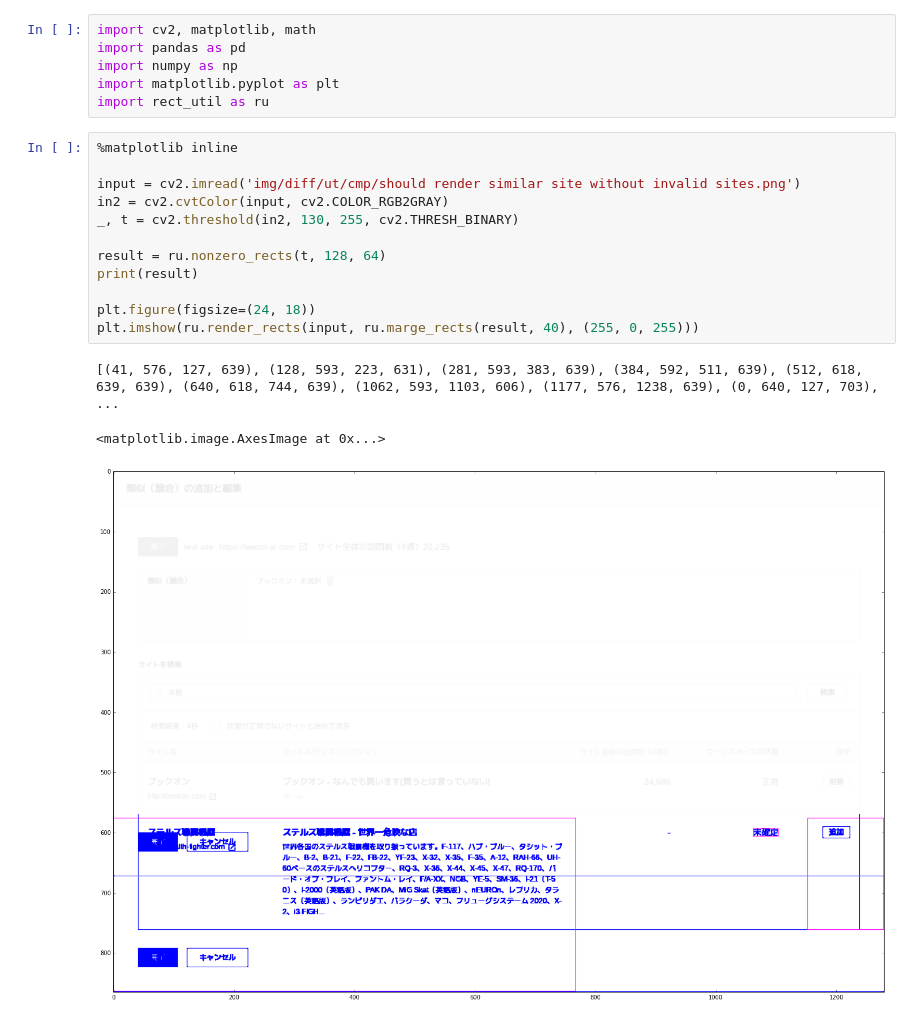
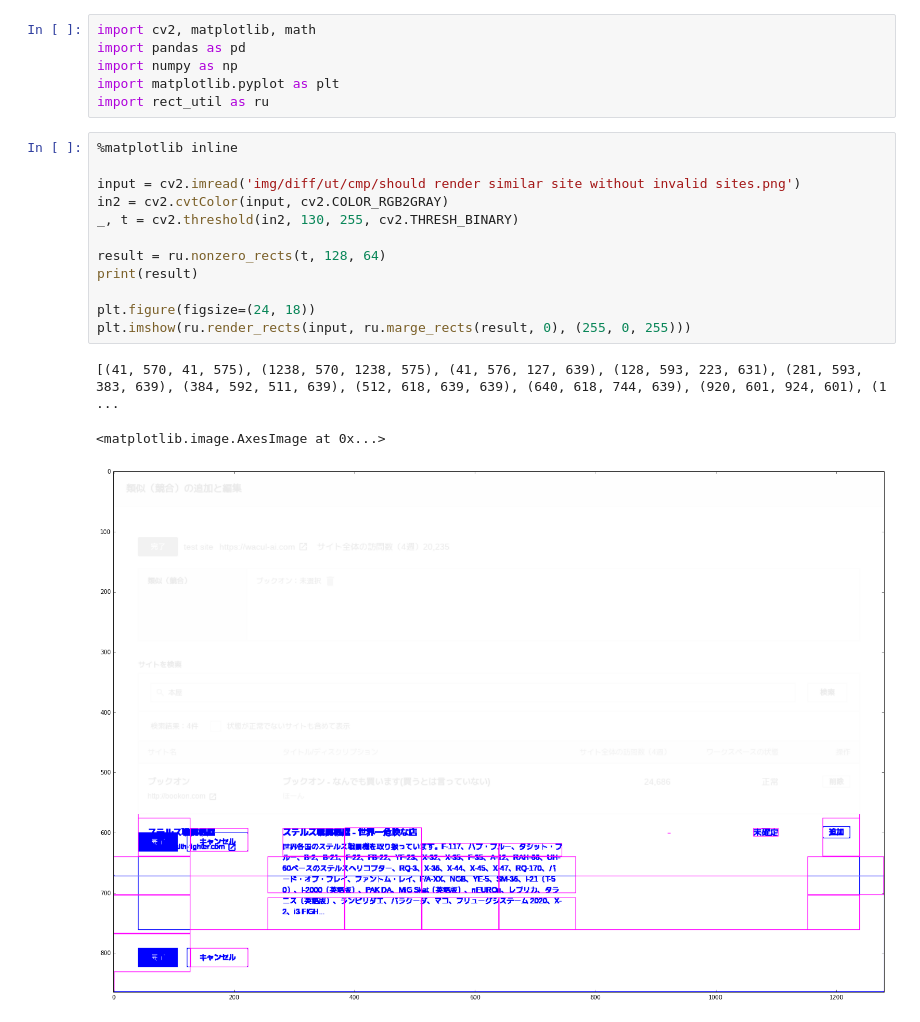
Before and after one commit to reg-viz/improve_reg_diff, a Jupyter notebook: rect_util.test.ipynb, the cells around one changed output. Saved outputs shown, nothing was run; the diff lists cells and outputs as text.

```diff
--- a/rect_util.test.ipynb
+++ b/rect_util.test.ipynb
@@ -7,19 +7,19 @@ import rect_util as ru
 # %%
 %matplotlib inline
 
 input = cv2.imread('img/diff/ut/cmp/should render similar site without invalid sites.png')
 in2 = cv2.cvtColor(input, cv2.COLOR_RGB2GRAY)
 _, t = cv2.threshold(in2, 130, 255, cv2.THRESH_BINARY)
 
 result = ru.nonzero_rects(t, 128, 64)
 print(result)
 
 plt.figure(figsize=(24, 18))
-plt.imshow(ru.render_rects(input, ru.marge_rects(result, 40), (255, 0, 255)))
+plt.imshow(ru.render_rects(input, ru.marge_rects(result, 0), (255, 0, 255)))
 # %% [output]
-[(41, 576, 127, 639), (128, 593, 223, 631), (281, 593, 383, 639), (384, 592, 511, 639), (512, 618, 639, 639), (640, 618, 744, 639), (1062, 593, 1103, 606), (1177, 576, 1238, 639), (0, 640, 127, 703),  ...
+[(41, 570, 41, 575), (1238, 570, 1238, 575), (41, 576, 127, 639), (128, 593, 223, 631), (281, 593, 383, 639), (384, 592, 511, 639), (512, 618, 639, 639), (640, 618, 744, 639), (920, 601, 924, 601), (1 ...
 <matplotlib.image.AxesImage at 0x...>
-[figure, old version]
+[figure, new version]
 # %%
 %matplotlib inline
 
```
Also changed, not shown: parts of 1 cell of this notebook, 9 other files.
